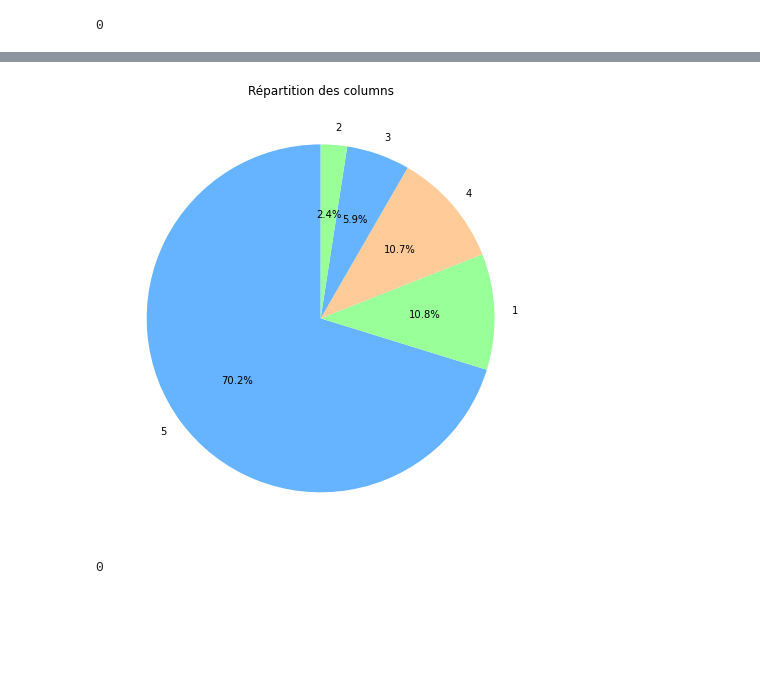
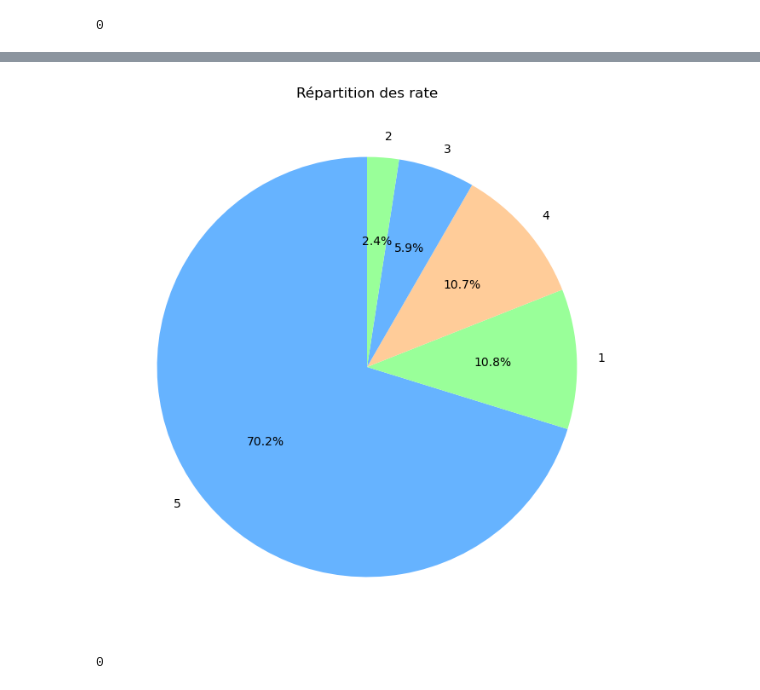
Before and after one commit to StephaneBah/Travel-Insurance-Reviews-Analysis, a Jupyter notebook: NLP/Analyse.ipynb, the cells around one changed output, grey strips where cells are left out. Drawn from its saved outputs; the diff is of its cells as text; code cells hidden in the pictures; blank space fills up the shorter version.

```diff
--- a/NLP/Analyse.ipynb
+++ b/NLP/Analyse.ipynb
@@ -93,10 +93,10 @@ plt.show()
 # %%
 plt.figure(figsize=(8, 8))
 plt.pie(class_counts.values, labels=class_counts.index, autopct='%1.1f%%', startangle=90, colors=['#66b3ff','#99ff99','#ffcc99'])
-plt.title('Répartition des columns')
+plt.title('Répartition des rate')
 plt.show()
 # %% [output]
-[figure, old version]
+[figure, new version]
 # %%
 # Remplacer les valeurs manquantes de 'content' par le contenu de 'title'
 data['content'].fillna(data['title'], inplace=True)
```
Also changed, not shown: parts of 5 cells of this notebook, 10 other files.
